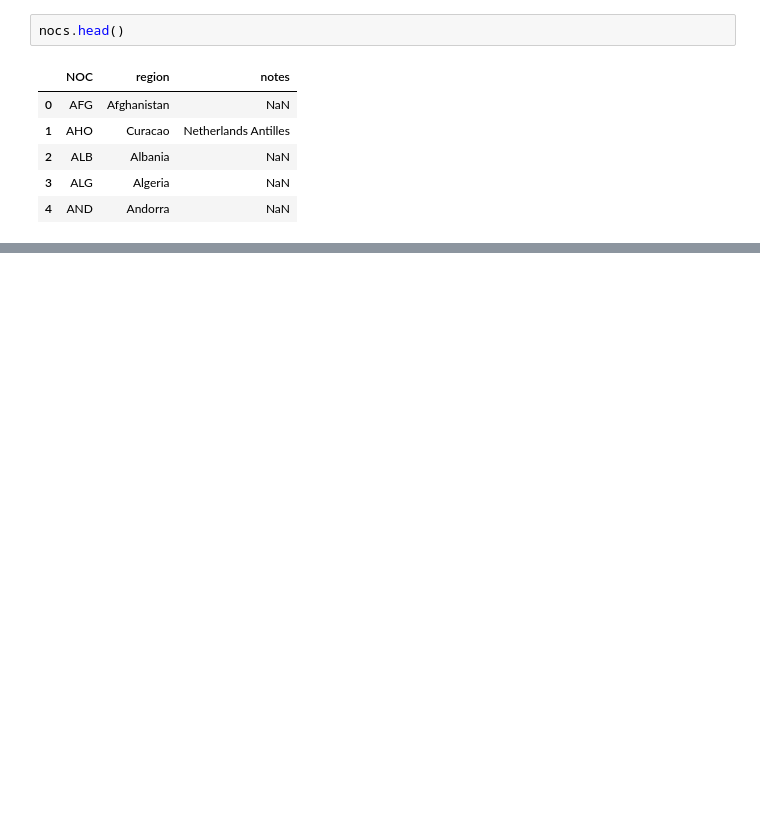
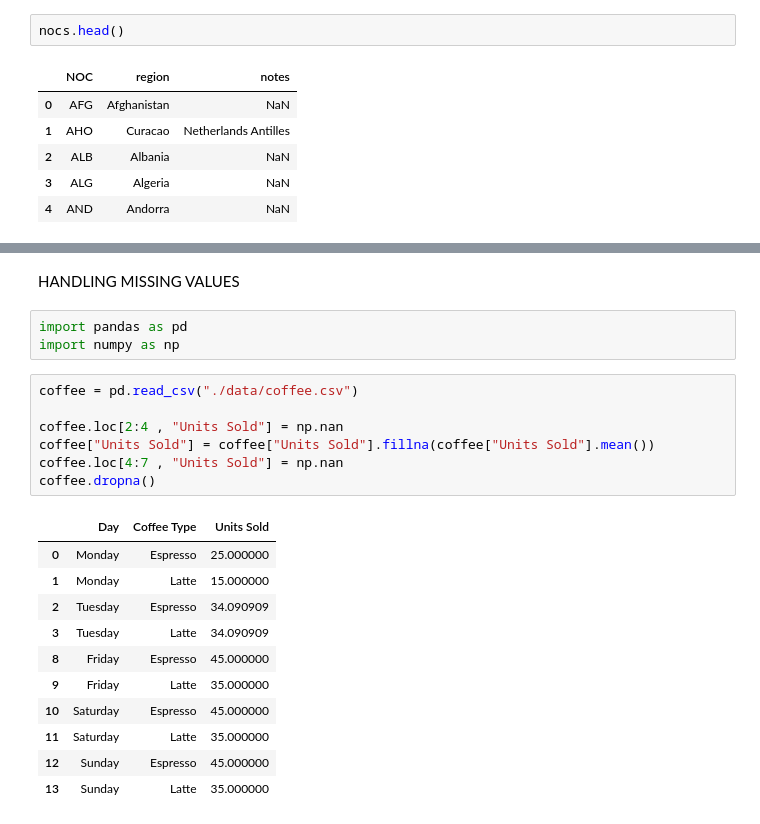
Before and after one commit to muddassirali8089/Pandas, a Jupyter notebook: pandas.ipynb, the cells around one changed output, grey strips where cells are left out. Cells and saved outputs as stored; diff of their text form; blank space fills up the shorter version.

Commit message:
handling the NAN value by filling and droping it
handling the NAN value by filling and droping it

```diff
--- a/pandas.ipynb
+++ b/pandas.ipynb
@@ -381,3 +381,27 @@ new_df.tail()
 | 145005 | 148716 | Peder Kongshaug | 2001-08-13 | Wimbledon | England | GBR | Norway | 184.0 | 86.0 | ... |
 | 145319 | 149041 | Axel Brown | 1992-04-02 | Harrogate | England | GBR | Trinidad and Tobago | NaN | NaN | ... |
 | 145388 | 149111 | Jean-Luc Baker | 1993-10-07 | Burnley | England | GBR | United States | NaN | NaN | ... |
+# %% [markdown]
+HANDLING MISSING VALUES
+# %%
+import pandas as pd
+import numpy as np
+# %%
+coffee = pd.read_csv("./data/coffee.csv")
+
+coffee.loc[2:4 , "Units Sold"] = np.nan
+coffee["Units Sold"] = coffee["Units Sold"].fillna(coffee["Units Sold"].mean())
+coffee.loc[4:7 , "Units Sold"] = np.nan
+coffee.dropna()
+# %% [output]
+|  | Day | Coffee Type | Units Sold |
+| 0 | Monday | Espresso | 25.000000 |
+| 1 | Monday | Latte | 15.000000 |
+| 2 | Tuesday | Espresso | 34.090909 |
+| 3 | Tuesday | Latte | 34.090909 |
+| 8 | Friday | Espresso | 45.000000 |
+| 9 | Friday | Latte | 35.000000 |
+| 10 | Saturday | Espresso | 45.000000 |
+| 11 | Saturday | Latte | 35.000000 |
+| 12 | Sunday | Espresso | 45.000000 |
+| 13 | Sunday | Latte | 35.000000 |
```
